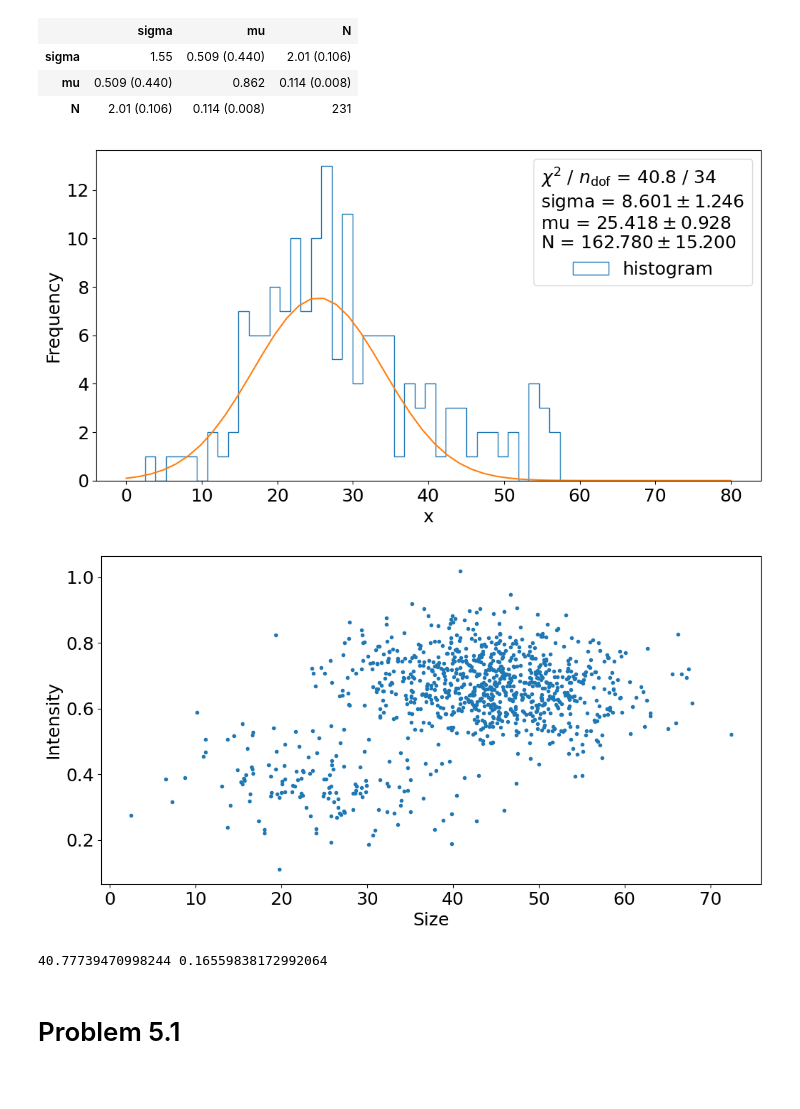
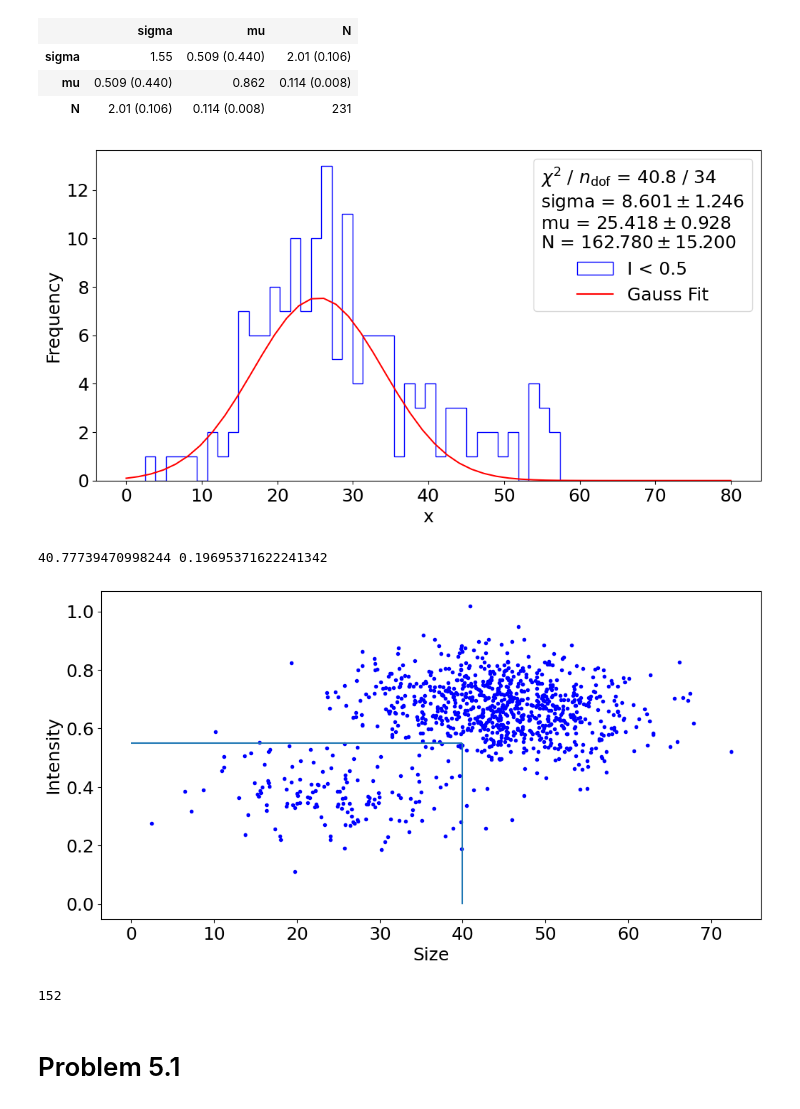
Before and after one commit to akjoelhede/Appstatgang_tornado, a Jupyter notebook: Anders_problemset/problem_set_anders.ipynb, the cells around one changed output. Saved outputs shown, nothing was run; the diff lists cells and outputs as text; code cells hidden in the pictures.

```diff
--- a/Anders_problemset/problem_set_anders.ipynb
+++ b/Anders_problemset/problem_set_anders.ipynb
@@ -427,27 +489,39 @@ for p, v, e in zip(m.parameters, m.values, m.errors):
 
 
 fig, ax = plt.subplots(figsize=(12, 6))
-ax.hist(size[np.flatnonzero(intensity<0.5)], bins=40, histtype='step', label='histogram')
-ax.plot(np.linspace(0,80), gauss_fit(np.linspace(0,80), *m.values))
+ax.hist(size[np.flatnonzero(intensity<0.5)], bins=40, histtype='step', label='I < 0.5', color = 'Blue')
+ax.plot(np.linspace(0,80), gauss_fit(np.linspace(0,80), *m.values), label = 'Gauss Fit', color = 'Red')
 ax.set(xlabel="x", ylabel="Frequency");
 ax.legend(title="\n".join(fit_info));
 # %% [output]
-[figure, old version]
+[figure, new version]
+# %%
+def chi2_owncalc(x,mu, sigma, N):
+	y_fit = gauss_fit(x,mu, sigma, N)
+	chi2 = np.sum(((y - y_fit) / sy)**2)
+	return chi2
+
+print(chi2_owncalc(x,*m.values), stats.chi2.sf(chi2_owncalc(x,*m.values), 34))
+# %% [output]
+40.77739470998244 0.19695371622241342
 # %%
 fig, ax = plt.subplots(figsize=(12, 6))
-ax.plot(size,intensity, '.')
+ax.plot(size,intensity, '.', color = 'Blue')
+ax.hlines(0.55,0,40)
+ax.vlines(40,0,0.55)
 ax.set(xlabel="Size", ylabel="Intensity");
 # %% [output]
-[figure, old version]
+[figure, new version]
-# %%
-def chi2_owncalc(x,mu, sigma, N):
-	y_fit = gauss_fit(x,mu, sigma, N)
-	chi2 = np.sum(((y - y_fit) / sy)**2)
-	return chi2
-
-print(chi2_owncalc(x,*m.values), stats.chi2.sf(chi2_owncalc(x,*m.values), 33))
-# %% [output]
-40.77739470998244 0.16559838172992064
+# %%
+#Calculating how many molecules are in the new distriubution
+
+low_size = np.flatnonzero(size < 40)
+low_intens = np.flatnonzero(intensity < 0.55)
+small_molecule = np.intersect1d(low_size,low_intens)
+
+print(len(small_molecule))
+# %% [output]
+152
 # %% [markdown]
 # Problem 5.1
 # %%
```
Also changed, not shown: parts of 42 cells of this notebook.
